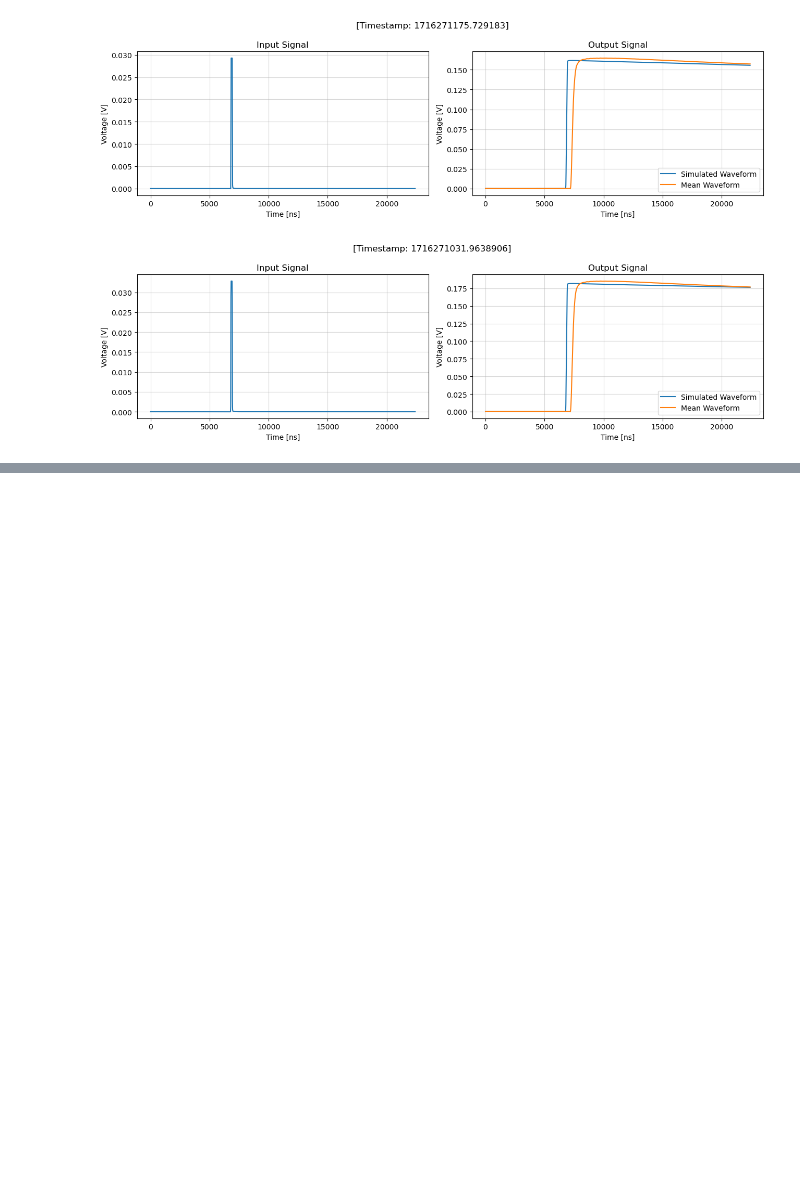
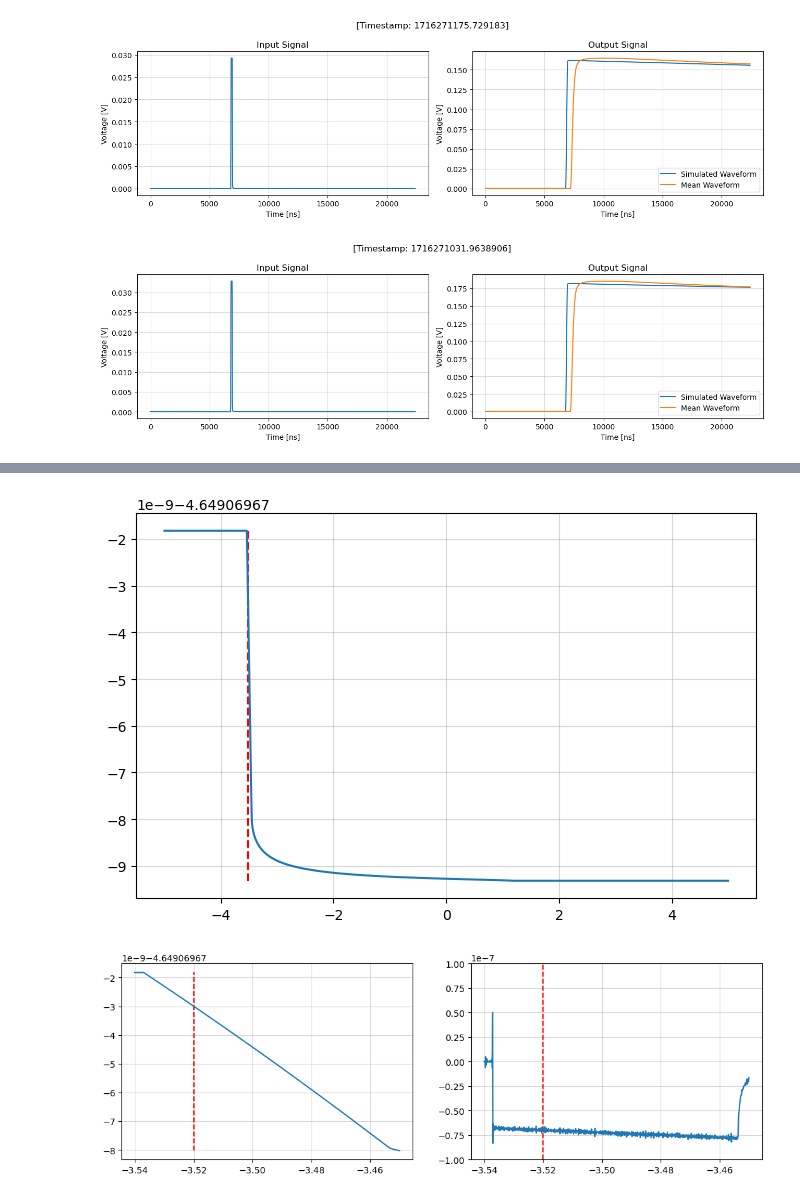
Before and after one commit to GaudioRf/JFETModel, a Jupyter notebook: cc4_full.ipynb, the cells around one changed output, grey strips where cells are left out. Cells and saved outputs as stored; diff of their text form; code cells hidden in the pictures; blank space fills up the shorter version.

```diff
--- a/cc4_full.ipynb
+++ b/cc4_full.ipynb
@@ -597,0 +656,40 @@ plt.show()
+# %%
+V_range_sweep = np.linspace(-5,5,1000)
+q_point = -3.52
+
+voltage_transfer_function = total_transfer_loaded(V_range_sweep)
+
+plt.figure(figsize=(8,5))
+
+plt.vlines(x=q_point, ymin=min(voltage_transfer_function), ymax=max(voltage_transfer_function), color='red', linestyle='--', label='Q Point')
+plt.plot(V_range_sweep, voltage_transfer_function)
+plt.grid(alpha=0.5)
+
+
+
+V_range_sweep_linear = np.linspace(-3.54,-3.45,1000)
+q_point = -3.52
+
+voltage_transfer_function_linear = total_transfer_loaded(V_range_sweep_linear)
+
+
+total_transfer_derivative = total_transfer_loaded.derivative()
+voltage_transfer_function_linear_derivative = total_transfer_derivative(V_range_sweep_linear)
+
+
+
+plt.figure(figsize=(13,4))
+
+plt.subplot(1, 2, 1)
+plt.vlines(x=q_point, ymin=min(voltage_transfer_function_linear), ymax=max(voltage_transfer_function_linear), color='red', linestyle='--', label='Q Point')
+plt.plot(V_range_sweep_linear, voltage_transfer_function_linear)
+plt.grid(alpha=0.5)
+
+plt.subplot(1, 2, 2)
+plt.vlines(x=q_point, ymin=-1e-7, ymax=1e-7, color='red', linestyle='--', label='Q Point')
+plt.plot(V_range_sweep_linear, voltage_transfer_function_linear_derivative)
+plt.ylim([-1e-7, 1e-7])
+plt.grid(alpha=0.5);
+# %% [output]
+[figure, added]
+[figure, added]
```
Also changed, not shown: parts of 5 cells of this notebook.
